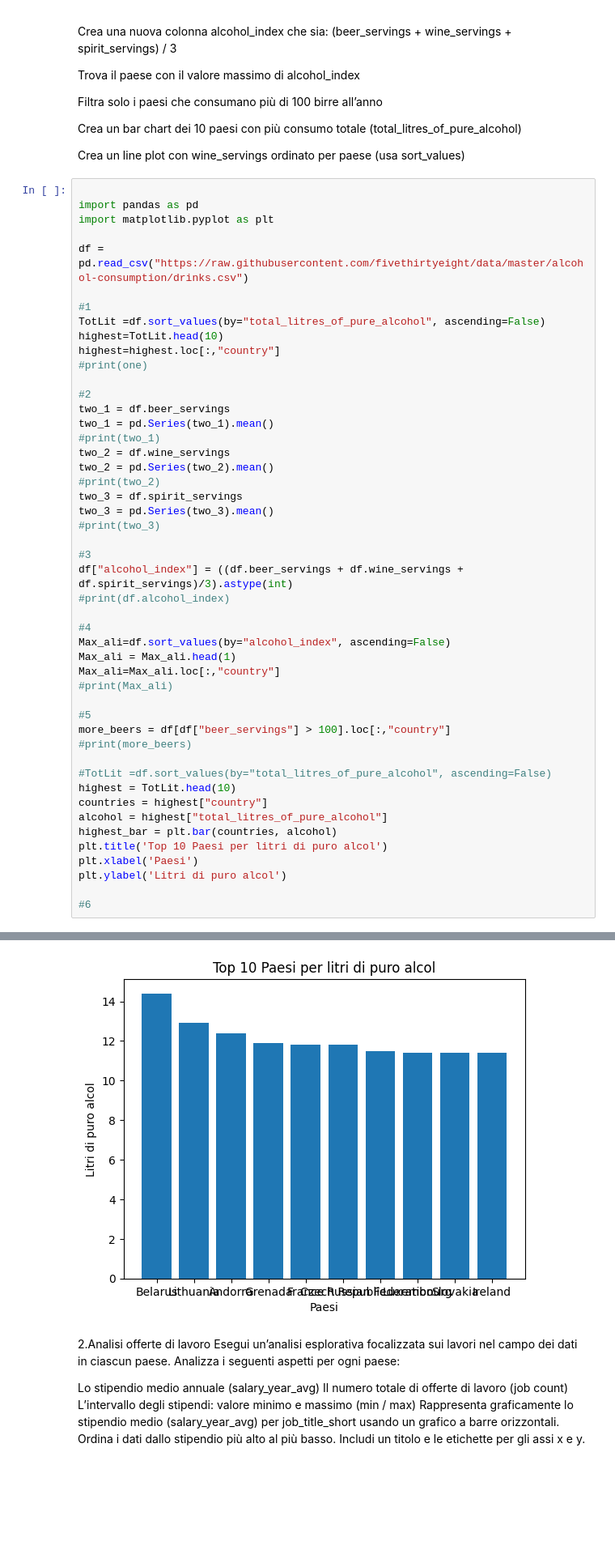
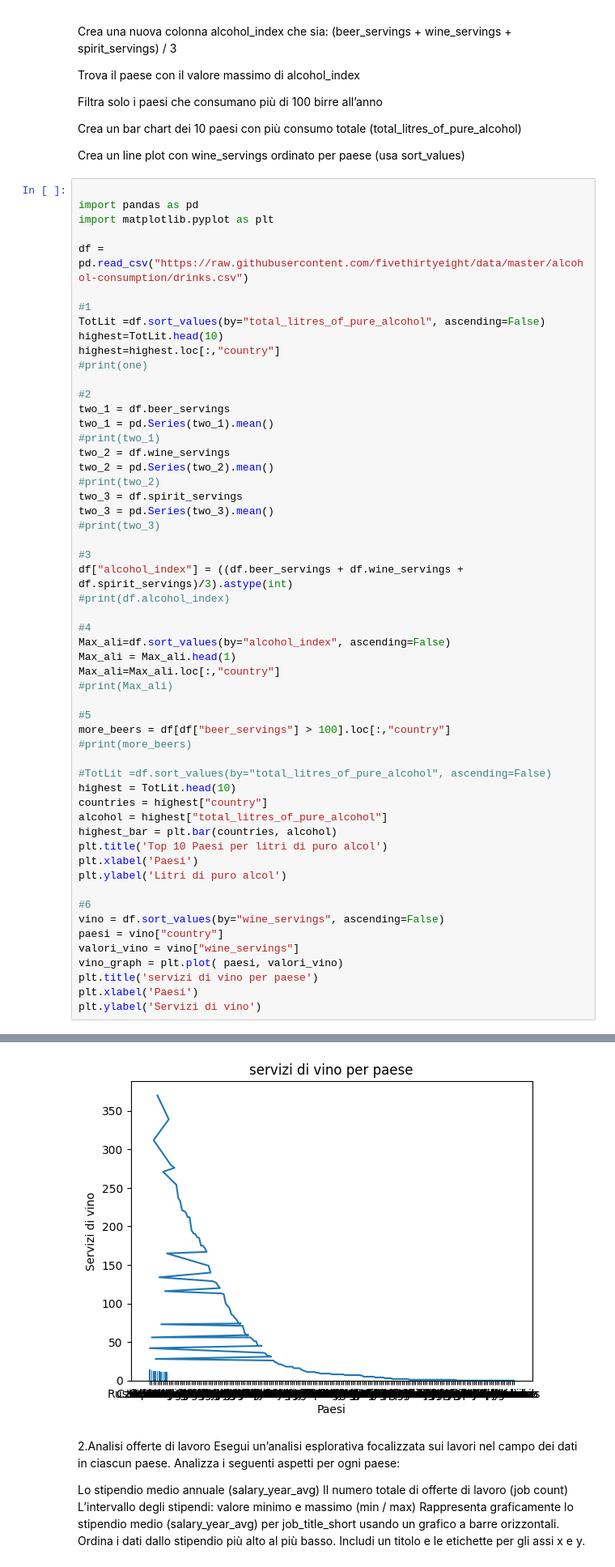
Before and after one commit to AlessioTinti05/ProgrammingLab2, a Jupyter notebook: 3_Esercizi.ipynb, the cells around one changed output, grey strips where cells are left out. Shown at 81% size. Saved outputs shown, nothing was run; the diff lists cells and outputs as text; blank space fills up the shorter version.

```diff
--- a/3_Esercizi.ipynb
+++ b/3_Esercizi.ipynb
@@ -64,4 +64,11 @@ plt.xlabel('Paesi')
 plt.ylabel('Litri di puro alcol')
 
 #6
+vino = df.sort_values(by="wine_servings", ascending=False)
+paesi = vino["country"]
+valori_vino = vino["wine_servings"]
+vino_graph = plt.plot( paesi, valori_vino)
+plt.title('servizi di vino per paese')
+plt.xlabel('Paesi')
+plt.ylabel('Servizi di vino')
 # %% [output]
@@ -69,4 +76,4 @@ Text(0, 0.5, 'Litri di puro alcol')
-[figure, old version]
+[figure, new version]
 # %% [markdown]
 2.Analisi offerte di lavoro
 Esegui un’analisi esplorativa focalizzata sui lavori nel campo dei dati in ciascun paese.
```
Also changed, not shown: parts of 1 cell of this notebook.
